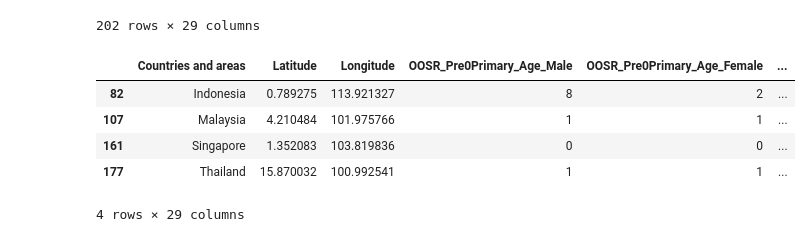
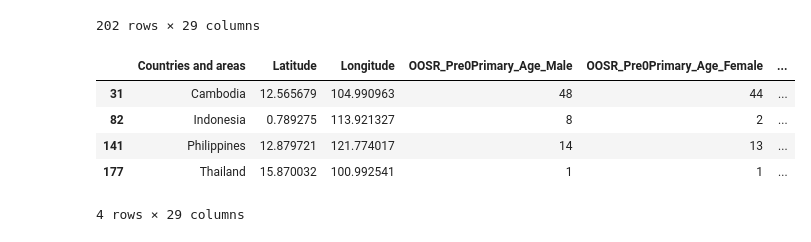
Before and after one commit to alghiffari10/visdat-clean-data, a Jupyter notebook: main.ipynb, the cells around one changed output. Drawn from its saved outputs; the diff is of its cells as text; code cells hidden in the pictures.

```diff
--- a/main.ipynb
+++ b/main.ipynb
@@ -42,14 +42,14 @@ df
 # %%
 
 for x in df.index:
-    if df.loc[x, "Countries and areas"] != 'Indonesia' and df.loc[x, "Countries and areas"] != 'Singapore' and df.loc[x, "Countries and areas"] != 'Malaysia' and df.loc[x, "Countries and areas"] != 'Thailand' :
+    if df.loc[x, "Countries and areas"] != 'Indonesia' and df.loc[x, "Countries and areas"] != 'Cambodia' and df.loc[x, "Countries and areas"] != 'Philippines' and df.loc[x, "Countries and areas"] != 'Thailand' :
         df.drop(x, inplace=True)
 
 df
 # %% [output]
 |  | Countries and areas | Latitude | Longitude | OOSR_Pre0Primary_Age_Male | OOSR_Pre0Primary_Age_Female | ... |
+| 31 | Cambodia | 12.565679 | 104.990963 | 48 | 44 | ... |
 | 82 | Indonesia | 0.789275 | 113.921327 | 8 | 2 | ... |
-| 107 | Malaysia | 4.210484 | 101.975766 | 1 | 1 | ... |
-| 161 | Singapore | 1.352083 | 103.819836 | 0 | 0 | ... |
+| 141 | Philippines | 12.879721 | 121.774017 | 14 | 13 | ... |
 | 177 | Thailand | 15.870032 | 100.992541 | 1 | 1 | ... |
 4 rows × 29 columns
```
Also changed, not shown: parts of 1 cell of this notebook, 1 other file.
